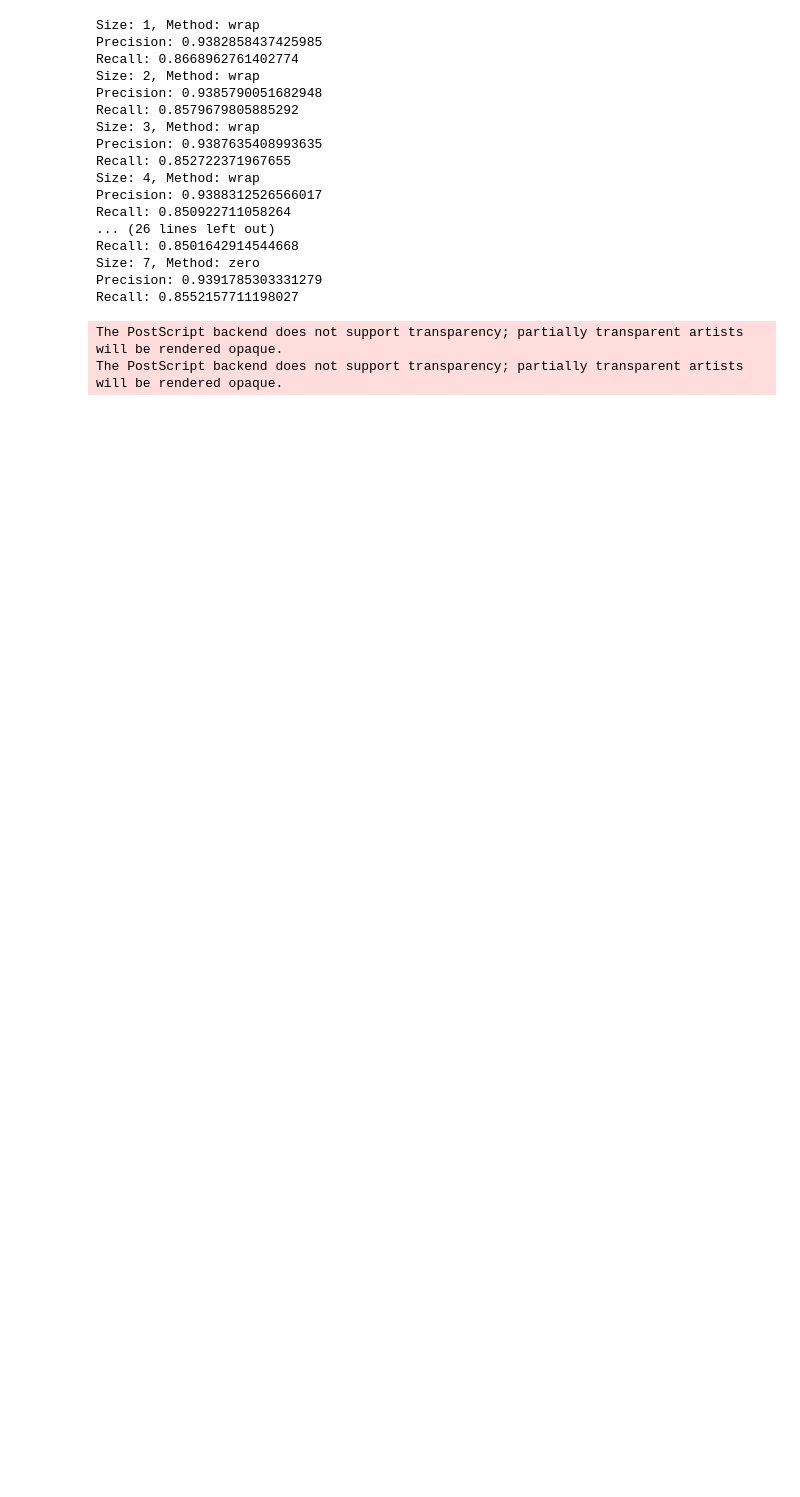
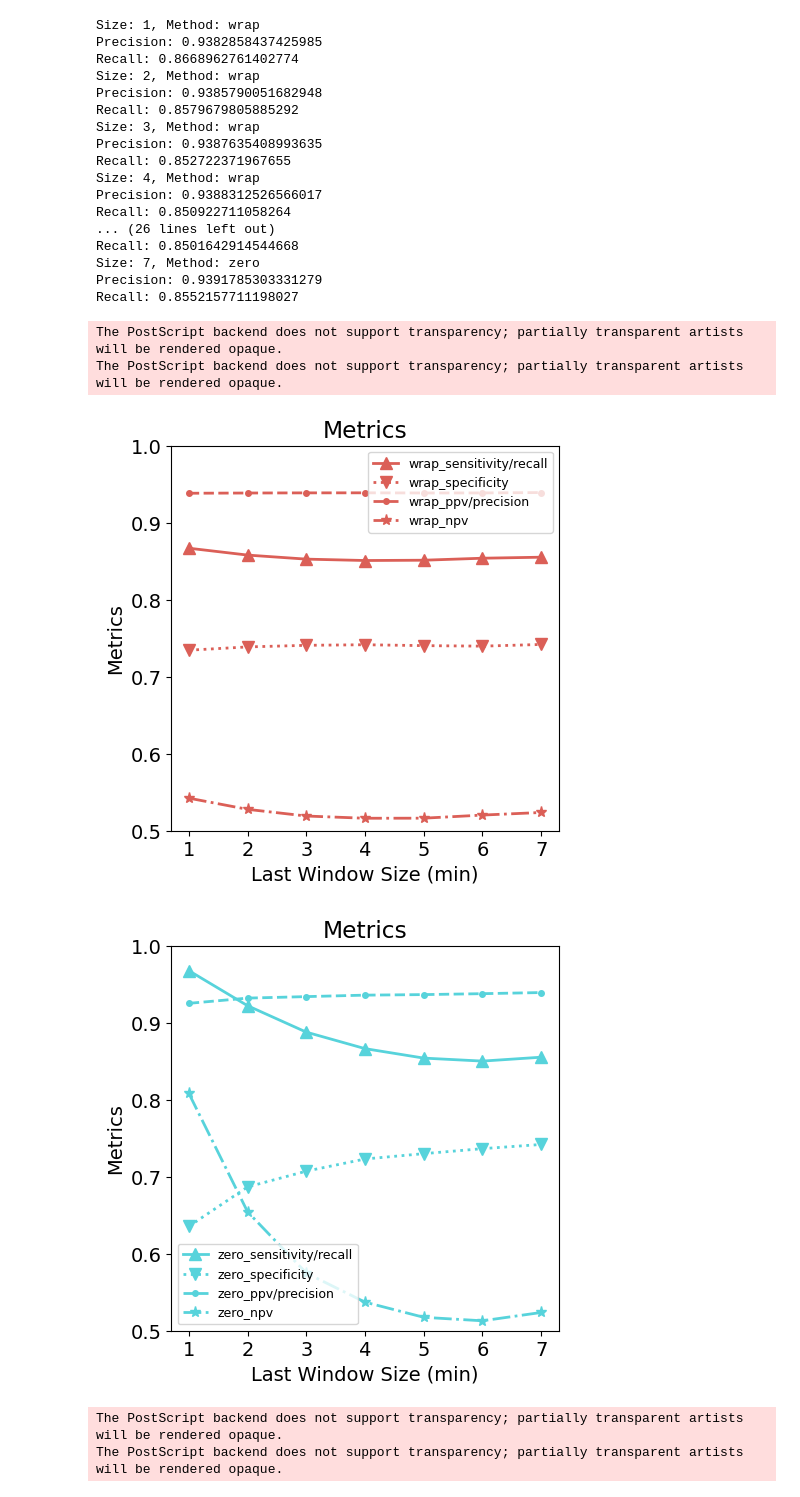
Before and after one commit to ADALabUCSD/DeepPostures, a Jupyter notebook: MSSE-2021/playground.ipynb, the cells around one changed output. Cells and saved outputs as stored; diff of their text form; code cells hidden in the pictures; blank space fills up the shorter version.

```diff
--- a/MSSE-2021/playground.ipynb
+++ b/MSSE-2021/playground.ipynb
@@ -152,7 +149,7 @@ class Saved(object):
 
 
 def read_cast(preds_root, force=False):
-    cache_root = os.path.join("/mnt/nfs/niddk/artifacts", "obj_{}.dill".format(preds_root.replace("/", "-")))
+    cache_root = os.path.join("/Users/YHZhang/Downloads/artifacts", "obj_{}.dill".format(preds_root.replace("/", "-")))
 
     if os.path.exists(cache_root) and not force:
         with open(cache_root, "rb") as f:
@@ -421,27 +448,56 @@ Recall: 0.8501642914544668
 Size: 7, Method: zero
 Precision: 0.9391785303331279
 Recall: 0.8552157711198027
+# %%
+trans = ["TP", "FN", "FP", "TN"]
+trans = {
+    v: i for i, v in enumerate(trans)
+}
 # %%
 # xs = sorted(list(accs_wrap.keys()))
 # ys = [accs_wrap[x] for x in xs]
-
 palette = sns.color_palette("hls", 2)
 matplotlib.rcParams['axes.prop_cycle'] = matplotlib.cycler(color=palette)
-line_fmts = ['v-', 'v:', '^-', '^:']
-plot_e2e = PlotterBase(xlabel='Last Window Size (min)',
-                       ylabel='Percentage',
-                       title='Last Window TP and FN',
-                       set_ticks=True)
+line_fmts = ['^-', 'v:', '.--', '*-.']
 
-i = 0
-for color, method, summary in zip(palette, ['wrap', 'zero'], [summaries_wrap, summaries_zero]):
-    xs = sorted(list(summary.keys()))
-    for j, metric in enumerate(["TP", "FN", "FP", "TN"]):
-        ys = [summary[x]["cm"].flatten()[j] / summary[x]["cm"].flatten().sum()  for x in xs]
-        plot_e2e.plot(xs, ys, line_fmts[i], color=color, ms=6, label="{}_{}".format(method, metric))
-        i += 1
-# plot_e2e.ax.legend(ncol=2, fontsize=11)
-# save_fig(plot_e2e.fig, "./figures/last_window_all_cm_tpfn")
+for j, (METHOD, summaries) in enumerate(zip(["wrap", "zero"], [summaries_wrap, summaries_zero])):
+
+    plot_e2e = PlotterBase(xlabel='Last Window Size (min)',
+                           ylabel='Metrics',
+                           title='Metrics',
+                           set_ticks=True)
+
+    i = 0
+    for color, method, summary in zip(palette, [METHOD], [summaries]):
+        xs = sorted(list(summary.keys()))
+
+        sensitivity = []
+        specificity = []
+        ppv = []
+        npv = []
+        for x in xs:
+            cms = summary[x]["cm"].flatten()
+            tp = cms[trans["TP"]]
+            fn = cms[trans["FN"]]
+            tn = cms[trans["TN"]]
+            fp = cms[trans["FP"]]
+            sensitivity.append(tp / (tp + fn))
+            specificity.append(tn / (tn + fp))
+            ppv.append(tp / (tp + fp))
+            npv.append(tn / (tn + fn))
+
+        for ys, metric in zip([sensitivity, specificity, ppv, npv], ["sensitivity/recall", "specificity", "ppv/precision", "npv"]):
+
+            plot_e2e.plot(xs, ys, line_fmts[i], color=palette[j], ms=8, label="{}_{}".format(method, metric))
+            i += 1
+    plot_e2e.ax.set_ylim(0.5, 1.0)
+    plot_e2e.ax.legend(ncol=1, fontsize=9)
+    save_fig(plot_e2e.fig, "./figures/last_window_extra_metrics_{}".format(METHOD))
+# %% [output]
+The PostScript backend does not support transparency; partially transparent artists will be rendered opaque.
+The PostScript backend does not support transparency; partially transparent artists will be rendered opaque.
+[figure, added]
+[figure, added]
 # %%
 # xs = sorted(list(accs_wrap.keys()))
 # ys = [accs_wrap[x] for x in xs]
```
Also changed, not shown: parts of 3 cells of this notebook, 8 other files.
